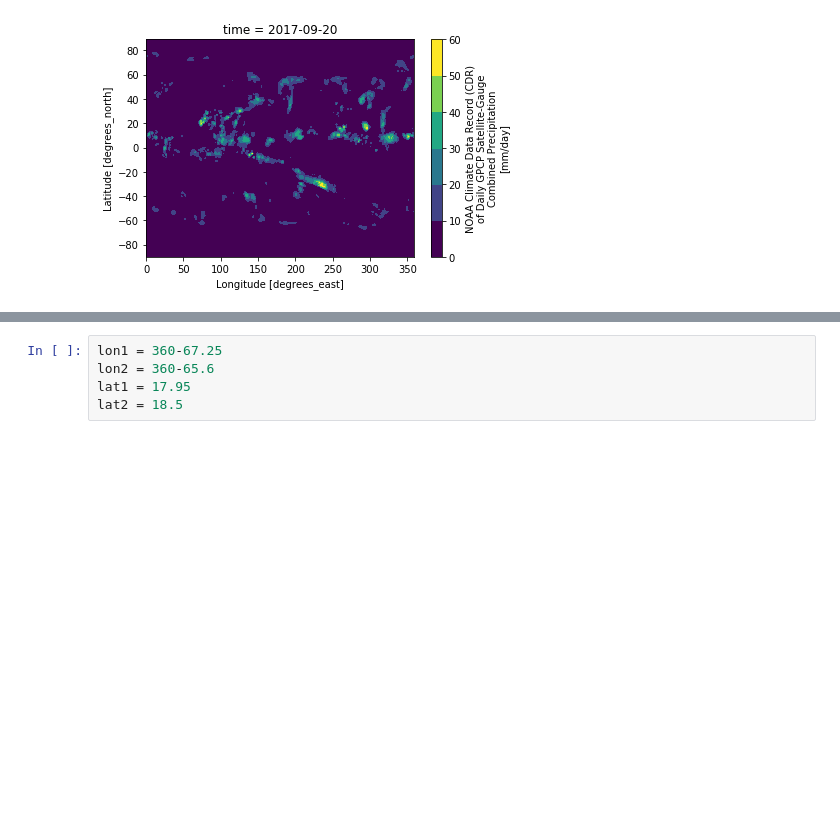
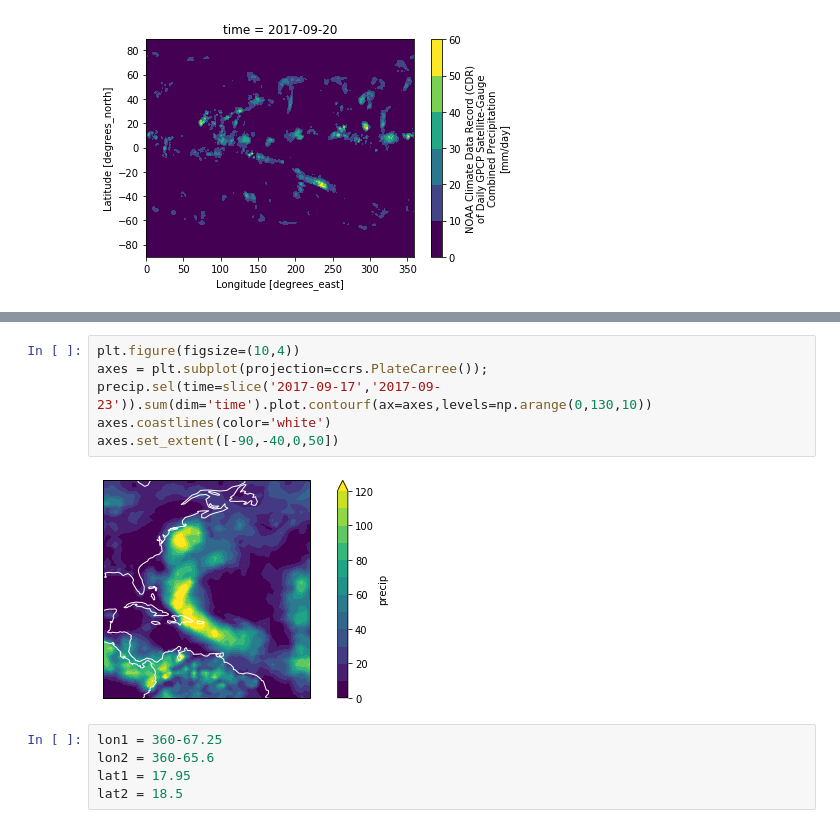
Before and after one commit to billboos/eps24fall2019, a Jupyter notebook: 01_Intro/01_Intro.ipynb, the cells around one changed output, grey strips where cells are left out. Cells and saved outputs as stored; diff of their text form; blank space fills up the shorter version.

```diff
--- a/01_Intro/01_Intro.ipynb
+++ b/01_Intro/01_Intro.ipynb
@@ -322,3 +341,11 @@ axes.set_extent([-130,-30,0,60])
+# %%
+plt.figure(figsize=(10,4))
+axes = plt.subplot(projection=ccrs.PlateCarree());
+precip.sel(time=slice('2017-09-17','2017-09-23')).sum(dim='time').plot.contourf(ax=axes,levels=np.arange(0,130,10))
+axes.coastlines(color='white')
+axes.set_extent([-90,-40,0,50])
+# %% [output]
+[figure, added]
 # %%
 lon1 = 360-67.25
 lon2 = 360-65.6
```
Also changed, not shown: parts of 20 cells of this notebook.
